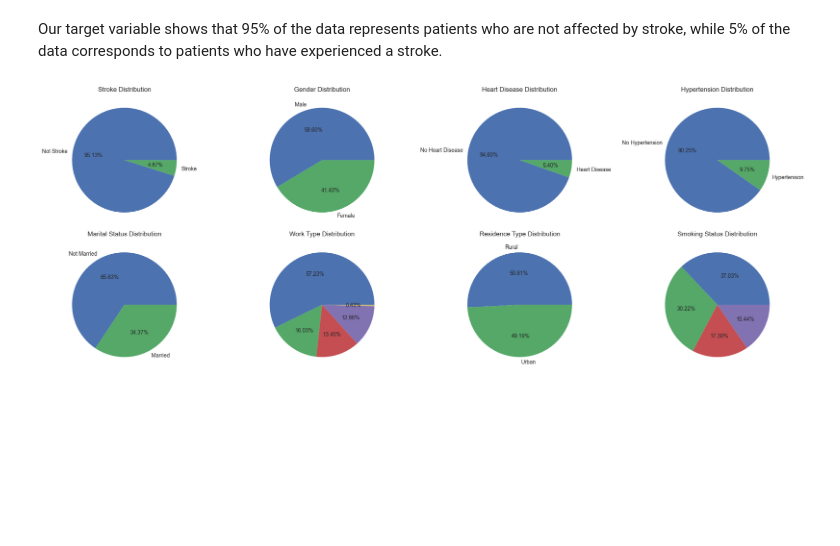
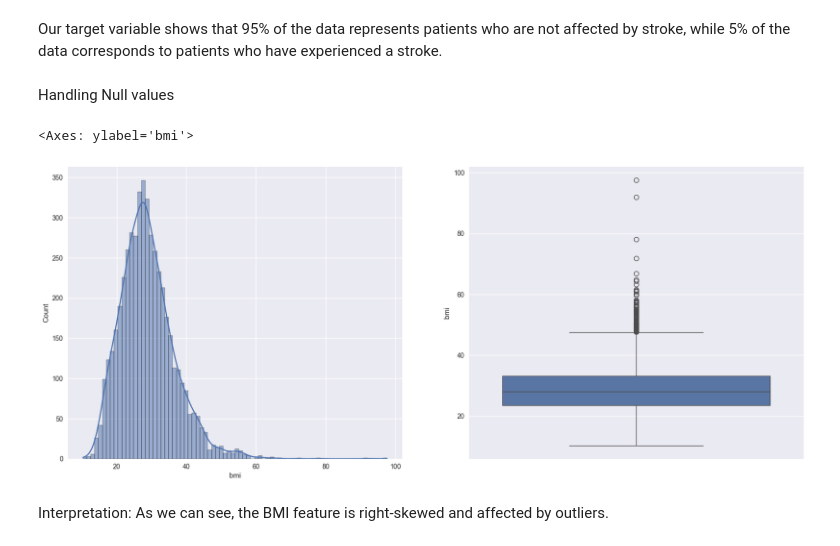
Before and after one commit to RahulVarunn/Brain-stroke-Prediction-Data_Science, a Jupyter notebook: Brain_stroke.ipynb, the cells around one changed output. Drawn from its saved outputs; the diff is of its cells as text; code cells hidden in the pictures; blank space fills up the shorter version.

Commit message:
Handling_null_values

```diff
--- a/Brain_stroke.ipynb
+++ b/Brain_stroke.ipynb
@@ -172,44 +163,56 @@ Name: count, dtype: int64
 # %% [markdown]
 Our target variable shows that 95% of the data represents patients who are not affected by stroke, while 5% of the data corresponds to patients who have experienced a stroke.
 # %%
-import matplotlib.pyplot as plt
 
-plt.figure(figsize=(20, 15))
+# plt.figure(figsize=(20, 15))
 
-plt.subplot(4, 4, 1)
-plt.pie(data['stroke'].value_counts(), labels=['Not Stroke', 'Stroke'], autopct='%0.2f%%')
-plt.title('Stroke Distribution')
+# plt.subplot(4, 4, 1)
+# plt.pie(data['stroke'].value_counts(), labels=['Not Stroke', 'Stroke'], autopct='%0.2f%%')
+# plt.title('Stroke Distribution')
 
-plt.subplot(4, 4, 2)
-plt.pie(data['gender'].value_counts(), labels=['Male', 'Female'], autopct='%0.2f%%')
-plt.title('Gender Distribution')
+# plt.subplot(4, 4, 2)
+# plt.pie(data['gender'].value_counts(), labels=['Male', 'Female'], autopct='%0.2f%%')
+# plt.title('Gender Distribution')
 
-plt.subplot(4, 4, 3)
-plt.pie(data['heart_disease'].value_counts(), labels=['No Heart Disease', 'Heart Disease'], autopct='%0.2f%%')
-plt.title('Heart Disease Distribution')
+# plt.subplot(4, 4, 3)
+# plt.pie(data['heart_disease'].value_counts(), labels=['No Heart Disease', 'Heart Disease'], autopct='%0.2f%%')
+# plt.title('Heart Disease Distribution')
 
-plt.subplot(4, 4, 4)
-plt.pie(data['hypertension'].value_counts(), labels=['No Hypertension', 'Hypertension'], autopct='%0.2f%%')
-plt.title('Hypertension Distribution')
+# plt.subplot(4, 4, 4)
+# plt.pie(data['hypertension'].value_counts(), labels=['No Hypertension', 'Hypertension'], autopct='%0.2f%%')
+# plt.title('Hypertension Distribution')
 
-plt.subplot(4, 4, 5)
-plt.pie(data['ever_married'].value_counts(), labels=['Not Married', 'Married'], autopct='%0.2f%%')
-plt.title('Marital Status Distribution')
+# plt.subplot(4, 4, 5)
+# plt.pie(data['ever_married'].value_counts(), labels=['Not Married', 'Married'], autopct='%0.2f%%')
+# plt.title('Marital Status Distribution')
 
-plt.subplot(4, 4, 6)
-plt.pie(data['work_type'].value_counts(), autopct='%0.2f%%')
-plt.title('Work Type Distribution')
+# plt.subplot(4, 4, 6)
+# plt.pie(data['work_type'].value_counts(), autopct='%0.2f%%')
+# plt.title('Work Type Distribution')
 
-plt.subplot(4, 4, 7)
-plt.pie(data['Residence_type'].value_counts(), labels=['Rural', 'Urban'], autopct='%0.2f%%')
-plt.title('Residence Type Distribution')
+# plt.subplot(4, 4, 7)
+# plt.pie(data['Residence_type'].value_counts(), labels=['Rural', 'Urban'], autopct='%0.2f%%')
+# plt.title('Residence Type Distribution')
 
-plt.subplot(4, 4, 8)
-plt.pie(data['smoking_status'].value_counts(), autopct='%0.2f%%')
-plt.title('Smoking Status Distribution')
+# plt.subplot(4, 4, 8)
+# plt.pie(data['smoking_status'].value_counts(), autopct='%0.2f%%')
+# plt.title('Smoking Status Distribution')
 
 
-plt.tight_layout()
-plt.show()
+# plt.tight_layout()
+# plt.show()
-# %% [output]
-[figure, removed]
+# %% [markdown]
+Handling Null values
+# %%
+plt.figure(figsize=(20, 8))
+
+plt.subplot(1, 2, 1)
+sns.histplot(data['bmi'],kde=True)
+
+plt.subplot(1, 2, 2)
+sns.boxplot(data['bmi'])
+# %% [output]
+<Axes: ylabel='bmi'>
+[figure, added]
+# %% [markdown]
+Interpretation: As we can see, the BMI feature is right-skewed and affected by outliers.
```
Also changed, not shown: parts of 9 cells of this notebook.
